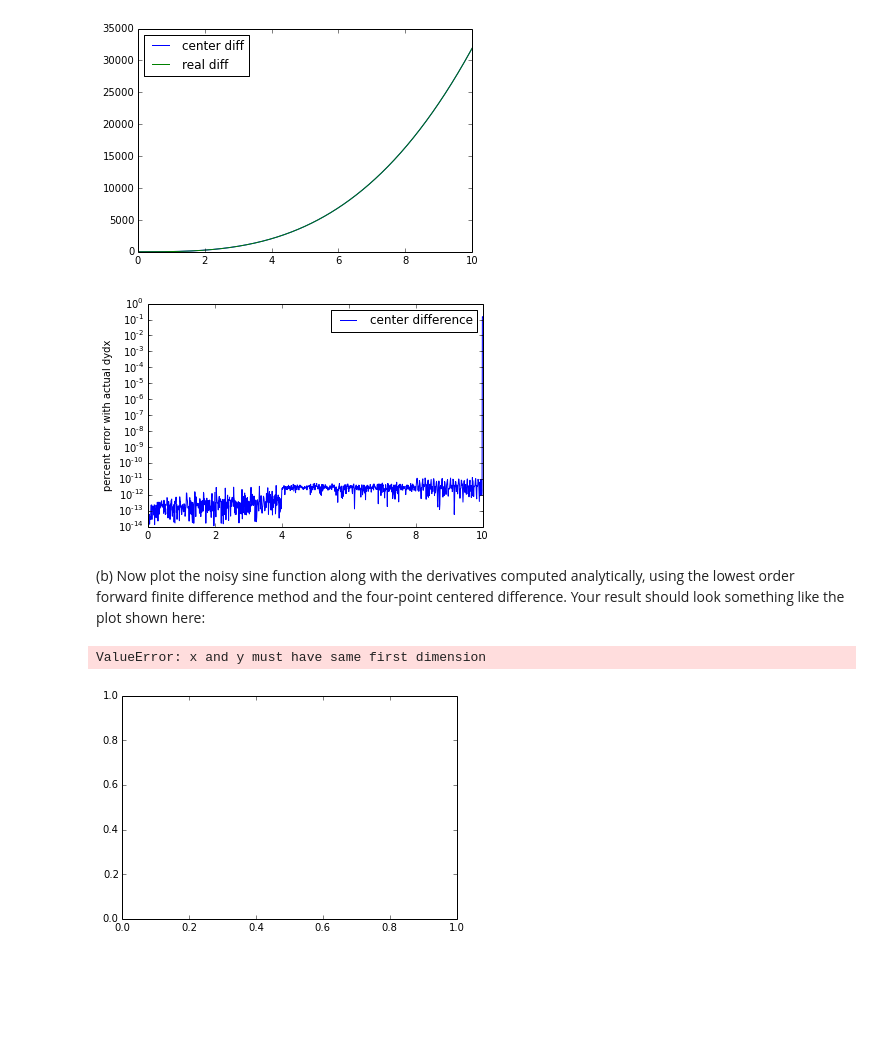
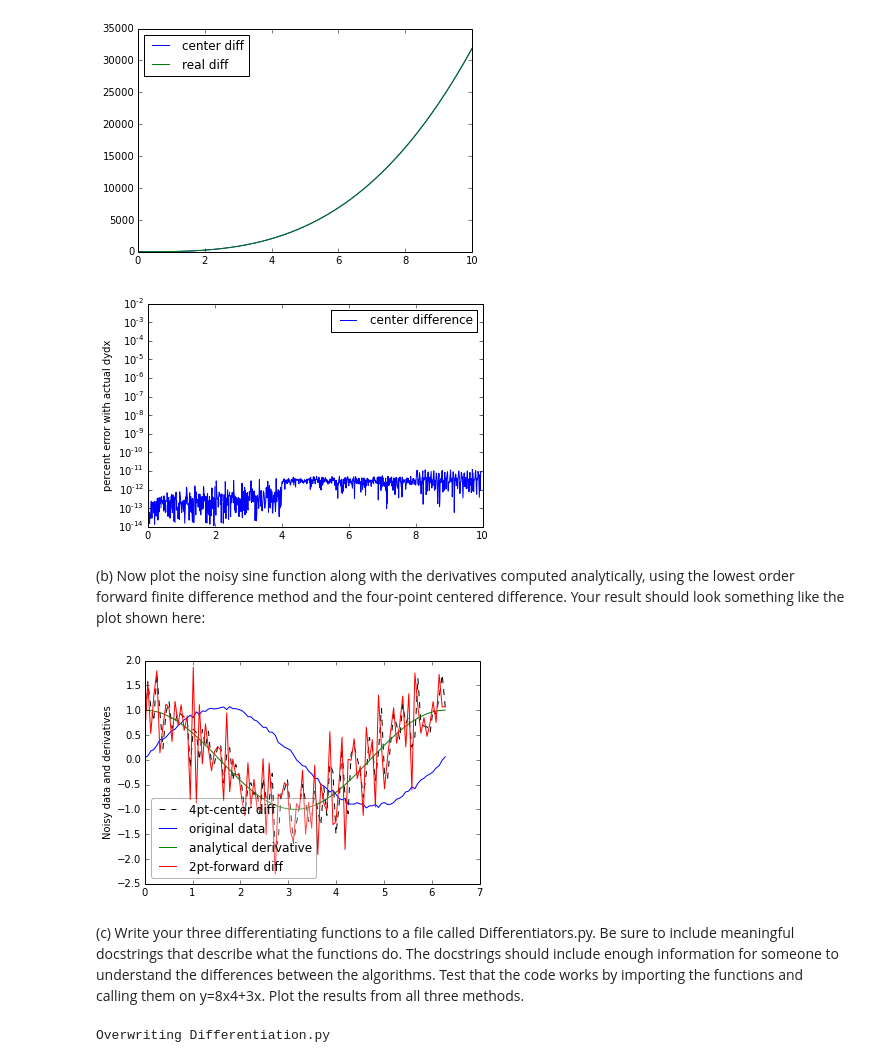
Before and after one commit to nwilli14/PHYS202-S14, a Jupyter notebook: SciPy/DifferentiationExercises.ipynb, the cells around one changed output. Drawn from its saved outputs; the diff is of its cells as text; code cells hidden in the pictures; blank space fills up the shorter version.

```diff
--- a/SciPy/DifferentiationExercises.ipynb
+++ b/SciPy/DifferentiationExercises.ipynb
@@ -12,7 +14,9 @@ Populating the interactive namespace from numpy and matplotlib
 (a) Write two functions called twoPtForwardDiff(x,y) and twoPtCenteredDiff(x,y) that take as arguments arrays of values x and y(x) and return the derivatives of y with respect to x. Make sure that the arrays returned by the function have the same shape as the input arrays.
 # %%
 def twoPtForwardDiff(x,y):
-    """docstring"""
+    """Function that takes two arrays as inputs and returns the approximate
+    derivative from 2 points, x and x+h.
+    df/dx = lim h->0[f(x+h)-f(x)/h]"""
     dy = np.diff(y)
     dx = np.diff(x)
     dydx = np.zeros(y.shape, float)
@@ -112,7 +118,8 @@ dydx[i]≃(y[i−2]−8y[i−1]+8y[i+1]−y[i+2])/12h
 where h is the spacing between points on the x axis (assumed to be equal). This comes from keeping higher order terms from the Taylor expansion used to define the derivative. This method can be used to obtain dydx[2:-2]. In order to calculate values for dydx[0], dydx[1], dydx[-1] and dydx[-2] you must use the lowest order finite difference method (like the ones you defined in your twoPtForwardDiff(x,y) and twoPtCenteredDiff(x,y) functions). Create another function, fourPtCenteredDiff(x,y), that computes the derivative using the higher order method above. Test that it works for y=8x4+3x and plot the relative error from the analytical result.
 # %%
 def FourPtCenteredDiff(x,y):
-    """docstring"""
+    """function that takes two arrays as inputs and returns the approximate
+    derivative from 4 points.  used to get a more accurate derivative"""
     dy = np.diff(y)
     dx = np.diff(x)
     dydx = np.zeros(y.shape, float)
@@ -135,23 +145,76 @@ plt.show()
 # %%
 percentError4 = 100*abs( dydx4[1:] - dydxR[1:] )/ dydxR[1:]
 
-plt.semilogy(x2[1:], percentError4, label='center difference')
+plt.semilogy(x2[1:-5], percentError4[:-5], label='center difference')
 plt.ylabel('percent error with actual dydx')
 plt.legend(loc="upper right")
 plt.show()
 # %% [output]
-[figure, old version]
+[figure, new version]
 # %% [markdown]
 (b) Now plot the noisy sine function along with the derivatives computed analytically, using the lowest order forward finite difference method and the four-point centered difference. Your result should look something like the plot shown here:
 # %%
 r = random.random(size=x.shape)
 x = np.linspace(0,2*pi,100)
 y = np.sin(x) + 0.1*r
 dydx3 = np.cos(x)
+dydx4 = FourPtCenteredDiff(x,y)
+dydxF = twoPtForwardDiff(x,y)
 
-plt.plot(x, dydx4, color='black', linestyle='--')
-plt.plot(x, y, color='b')
-plt.plot(x, dydx3, color='g')
+plt.plot(x, dydx4, color='black', linestyle='--', label='4pt-center diff')
+plt.plot(x, y, color='b', label='original data')
+plt.plot(x, dydx3, color='g', label='analytical derivative')
+plt.plot(x, dydxF, color='r', label='2pt-forward diff')
+plt.legend(loc='lower left', fancybox=True, framealpha=.3)
+plt.ylabel('Noisy data and derivatives')
+plt.show()
 # %% [output]
-ValueError: x and y must have same first dimension
-[figure, old version]
+[figure, new version]
+# %% [markdown]
+(c) Write your three differentiating functions to a file called Differentiators.py. Be sure to include meaningful docstrings that describe what the functions do. The docstrings should include enough information for someone to understand the differences between the algorithms. Test that the code works by importing the functions and calling them on y=8x4+3x. Plot the results from all three methods.
+# %%
+%%file Differentiation.py
+import numpy as np
+import matplotlib.pyplot as plt
+def twoPtForwardDiff(x,y):
+    """Function that takes two arrays as inputs and returns the approximate
+    derivative from 2 points, x and x+h.
+    df/dx = lim h->0[f(x+h)-f(x)/h]"""
+    dy = np.diff(y)
+    dx = np.diff(x)
+    dydx = np.zeros(y.shape, float)
+
+    dydx[0:-1] = dy/dx
+    dydx[-1] = (y[-1] - y[-2])/(x[-1] - x[-2])
+
+    return dydx
+
+def twoPtCenteredDiff(x,y):
+    """Function that takes two arrays as inputs and returns the approximate
+    derivative from 2 points, x-h and x+h.
+    df/dx = lim h->0[f(x+h)-f(x-h)/2h]"""
+    dy = np.diff(y)
+    dx = np.diff(x)
+    dydx = np.zeros(y.shape, float)
+
+    dydx[1:-1] = (y[2:] - y[:-2])/(x[2:] - x[:-2])
+    dydx[0] = (y[1] - y[0])/(x[1] - x[0])
+    dydx[-1] = (y[-1] - y[-2])/(x[-1] - x[-2])
+
+    return dydx
+
+def FourPtCenteredDiff(x,y):
+    """function that takes two arrays as inputs and returns the approximate
+    derivative from 4 points.  used to get a more accurate derivative"""
+    dy = np.diff(y)
+    dx = np.diff(x)
+    dydx = np.zeros(y.shape, float)
+    dydx[2:-2] = (y[0:-4] - 8*y[1:-3] + 8*y[3:-1] - y[4:])/(12*(x[1]-x[0]))
+
+    dydx[0] = (y[1] - y[0])/(x[1] - x[0])
+    dydx[-1] = (y[-1] - y[-2])/(x[-1] - x[-2])
+    dydx[1] = (y[2] - y[1])/(x[2] - x[1])
+    dydx[-2] = (y[-3] - y[-2])/(x[-3] - x[-2])
+    return dydx
+# %% [output]
+Overwriting Differentiation.py
```
Also changed, not shown: parts of 7 cells of this notebook, 4 other files.
